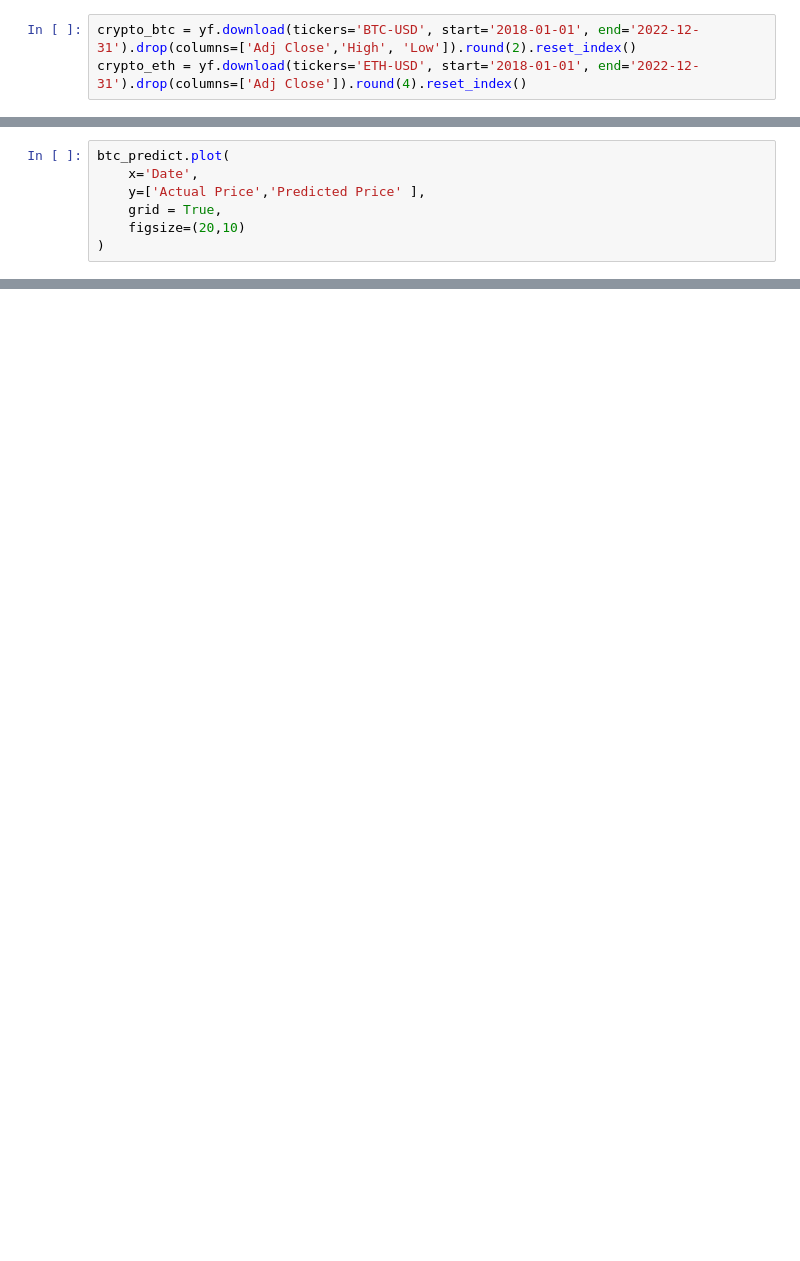
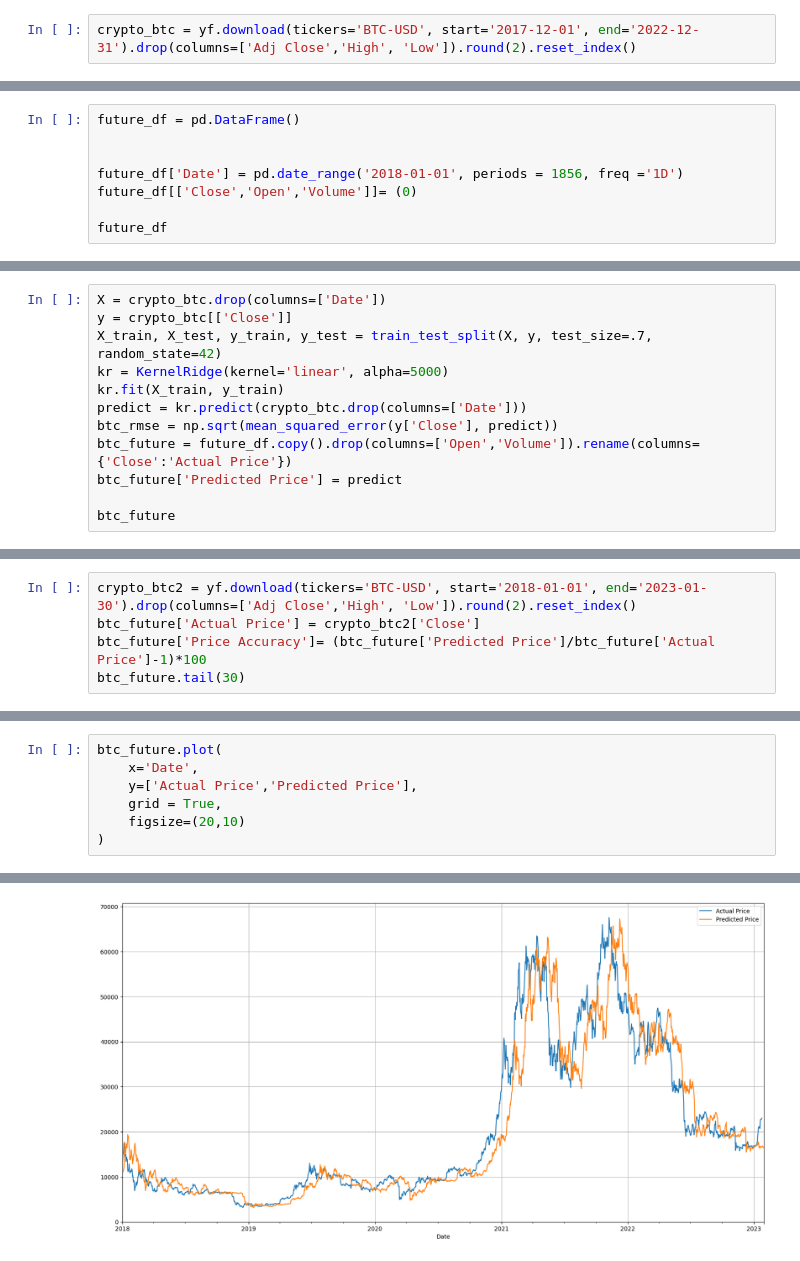
Before and after one commit to Olegreg762/Group_Project_2, a Jupyter notebook: BTC_ETH_predict.ipynb, the cells around one changed output, grey strips where cells are left out. Cells and saved outputs as stored; diff of their text form; blank space fills up the shorter version.

Commit message:
removed func, added future predict

```diff
--- a/BTC_ETH_predict.ipynb
+++ b/BTC_ETH_predict.ipynb
@@ -20,5 +24,4 @@ else:
 # %%
-crypto_btc = yf.download(tickers='BTC-USD', start='2018-01-01', end='2022-12-31').drop(columns=['Adj Close','High', 'Low']).round(2).reset_index()
-crypto_eth = yf.download(tickers='ETH-USD', start='2018-01-01', end='2022-12-31').drop(columns=['Adj Close']).round(4).reset_index()
+crypto_btc = yf.download(tickers='BTC-USD', start='2017-12-01', end='2022-12-31').drop(columns=['Adj Close','High', 'Low']).round(2).reset_index()
 # %% [output]
 [*********************100%***********************]  1 of 1 completed
@@ -124,0 +120,8 @@ eth_predict
+# %%
+future_df = pd.DataFrame()
+
+
+future_df['Date'] = pd.date_range('2018-01-01', periods = 1856, freq ='1D')
+future_df[['Close','Open','Volume']]= (0)
+
+future_df
@@ -124,0 +142,12 @@ eth_predict
+# %%
+X = crypto_btc.drop(columns=['Date'])
+y = crypto_btc[['Close']]
+X_train, X_test, y_train, y_test = train_test_split(X, y, test_size=.7, random_state=42)
+kr = KernelRidge(kernel='linear', alpha=5000)
+kr.fit(X_train, y_train)
+predict = kr.predict(crypto_btc.drop(columns=['Date']))
+btc_rmse = np.sqrt(mean_squared_error(y['Close'], predict))
+btc_future = future_df.copy().drop(columns=['Open','Volume']).rename(columns={'Close':'Actual Price'})
+btc_future['Predicted Price'] = predict
+
+btc_future
@@ -124,0 +168,5 @@ eth_predict
+# %%
+crypto_btc2 = yf.download(tickers='BTC-USD', start='2018-01-01', end='2023-01-30').drop(columns=['Adj Close','High', 'Low']).round(2).reset_index()
+btc_future['Actual Price'] = crypto_btc2['Close']
+btc_future['Price Accuracy']= (btc_future['Predicted Price']/btc_future['Actual Price']-1)*100
+btc_future.tail(30)
@@ -125,7 +192,8 @@ eth_predict
 # %%
-btc_predict.plot(
+btc_future.plot(
     x='Date',
-    y=['Actual Price','Predicted Price' ],
+    y=['Actual Price','Predicted Price'],
     grid = True,
     figsize=(20,10)
 )
+# %% [output]
@@ -131,0 +201 @@ btc_predict.plot(
+[figure, added]
```
Also changed, not shown: parts of 18 cells of this notebook.
